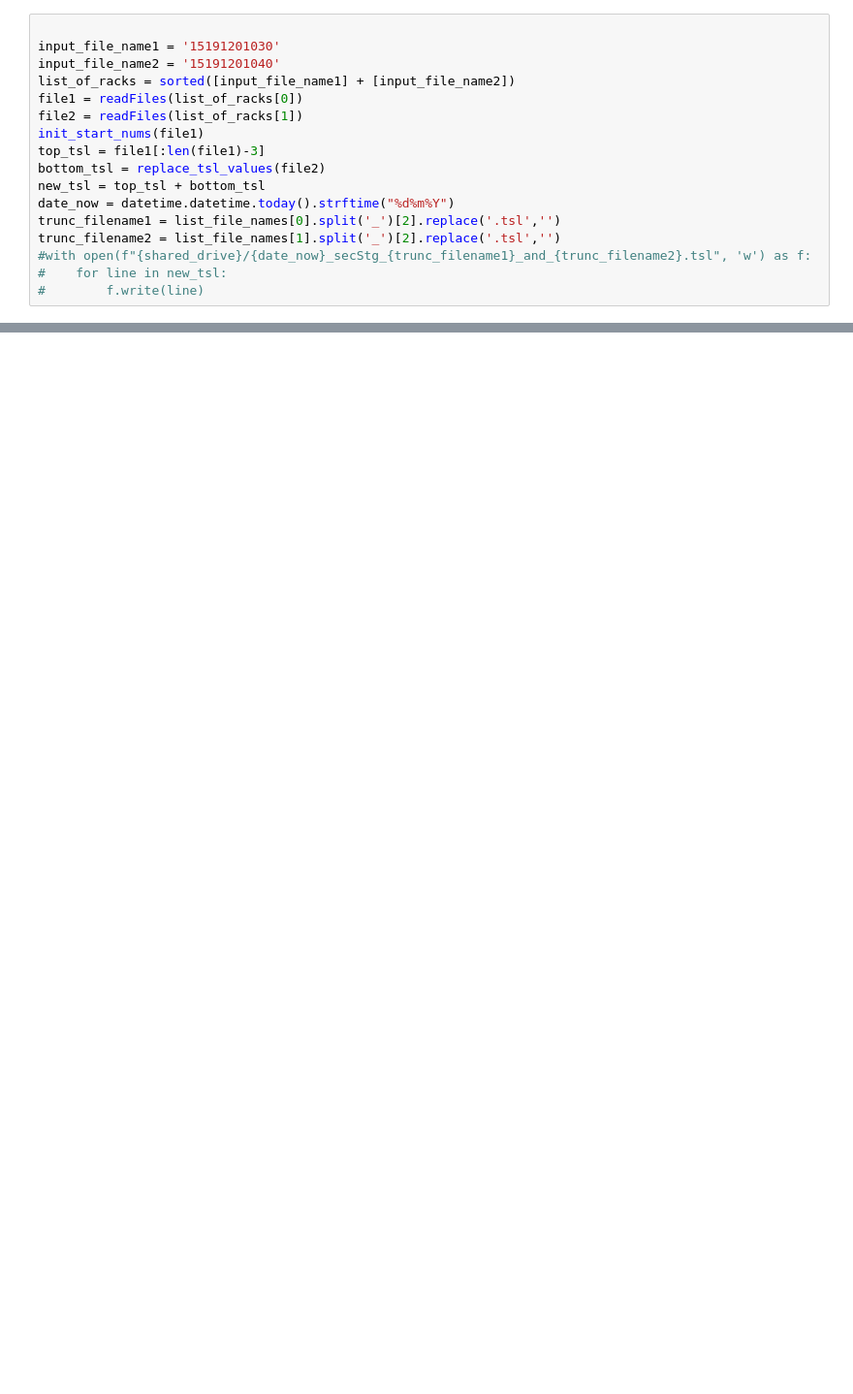
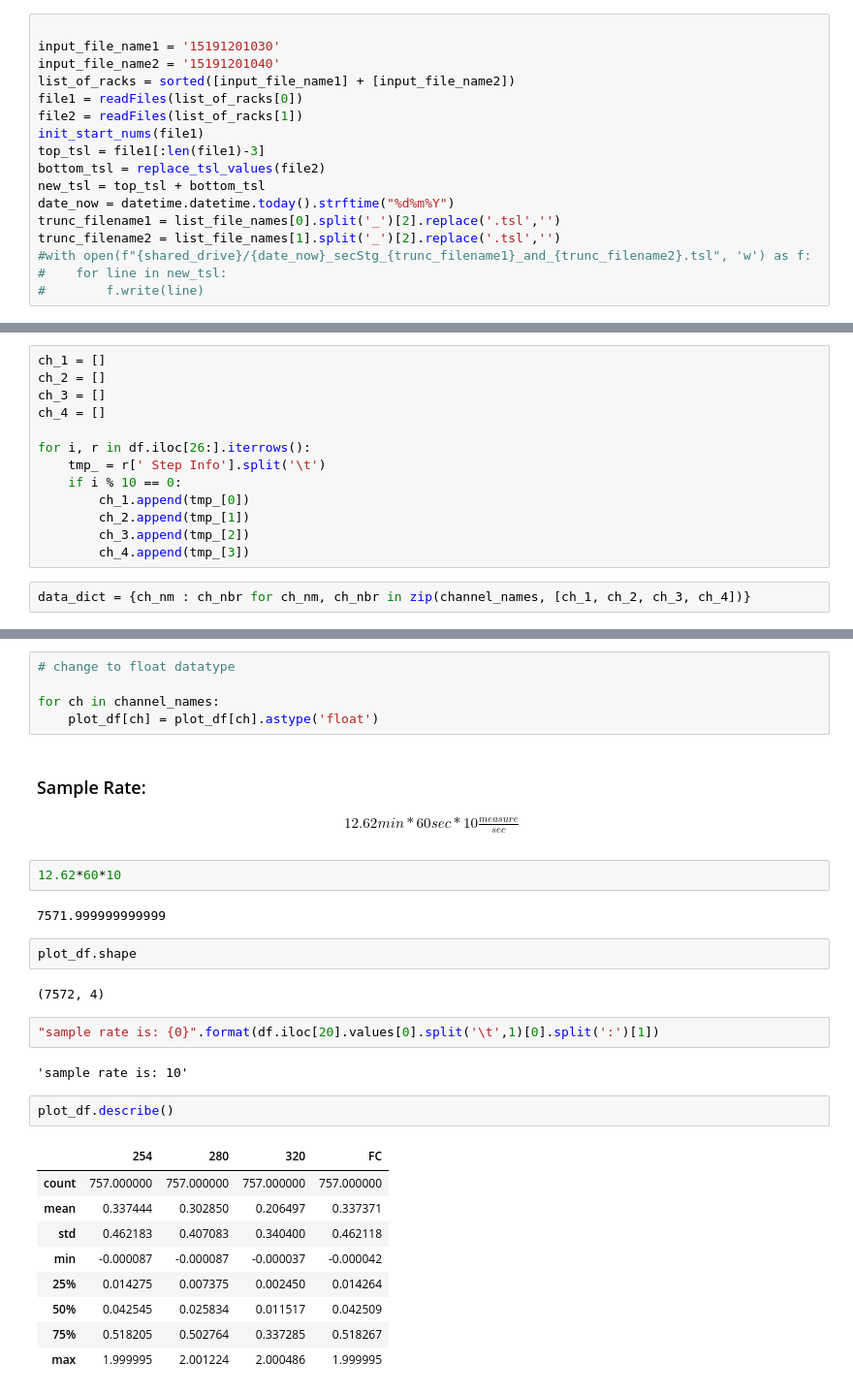
Before and after one commit to sktrinh12/gilson_combine_wrklst, a Jupyter notebook: gilson_wkrlst_testing.ipynb, the cells around one changed output, grey strips where cells are left out. Shown: that part at 97% size. Cells and saved outputs as stored; diff of their text form; blank space fills up the shorter version.

```diff
--- a/gilson_wkrlst_testing.ipynb
+++ b/gilson_wkrlst_testing.ipynb
@@ -104,0 +147,15 @@ file1
+# %%
+ch_1 = []
+ch_2 = []
+ch_3 = []
+ch_4 = []
+
+for i, r in df.iloc[26:].iterrows():
+    tmp_ = r[' Step Info'].split('\t')
+    if i % 10 == 0:
+        ch_1.append(tmp_[0])
+        ch_2.append(tmp_[1])
+        ch_3.append(tmp_[2])
+        ch_4.append(tmp_[3])
+# %%
+data_dict = {ch_nm : ch_nbr for ch_nm, ch_nbr in zip(channel_names, [ch_1, ch_2, ch_3, ch_4])}
@@ -104,0 +172,35 @@ file1
+# %%
+# change to float datatype
+
+for ch in channel_names:
+    plot_df[ch] = plot_df[ch].astype('float')
+# %% [markdown]
+### Sample Rate:
+
+\begin{align}
+    {12.62}{min} * {60}{sec} * 10 \frac{measure}{sec}
+\end{align}
+# %%
+12.62*60*10
+# %% [output]
+7571.999999999999
+# %%
+plot_df.shape
+# %% [output]
+(7572, 4)
+# %%
+"sample rate is: {0}".format(df.iloc[20].values[0].split('\t',1)[0].split(':')[1])
+# %% [output]
+'sample rate is: 10'
+# %%
+plot_df.describe()
+# %% [output]
+|  | 254 | 280 | 320 | FC |
+| count | 757.000000 | 757.000000 | 757.000000 | 757.000000 |
+| mean | 0.337444 | 0.302850 | 0.206497 | 0.337371 |
+| std | 0.462183 | 0.407083 | 0.340400 | 0.462118 |
+| min | -0.000087 | -0.000087 | -0.000037 | -0.000042 |
+| 25% | 0.014275 | 0.007375 | 0.002450 | 0.014264 |
+| 50% | 0.042545 | 0.025834 | 0.011517 | 0.042509 |
+| 75% | 0.518205 | 0.502764 | 0.337285 | 0.518267 |
+| max | 1.999995 | 2.001224 | 2.000486 | 1.999995 |
```
Also changed, not shown: parts of 33 cells of this notebook.
